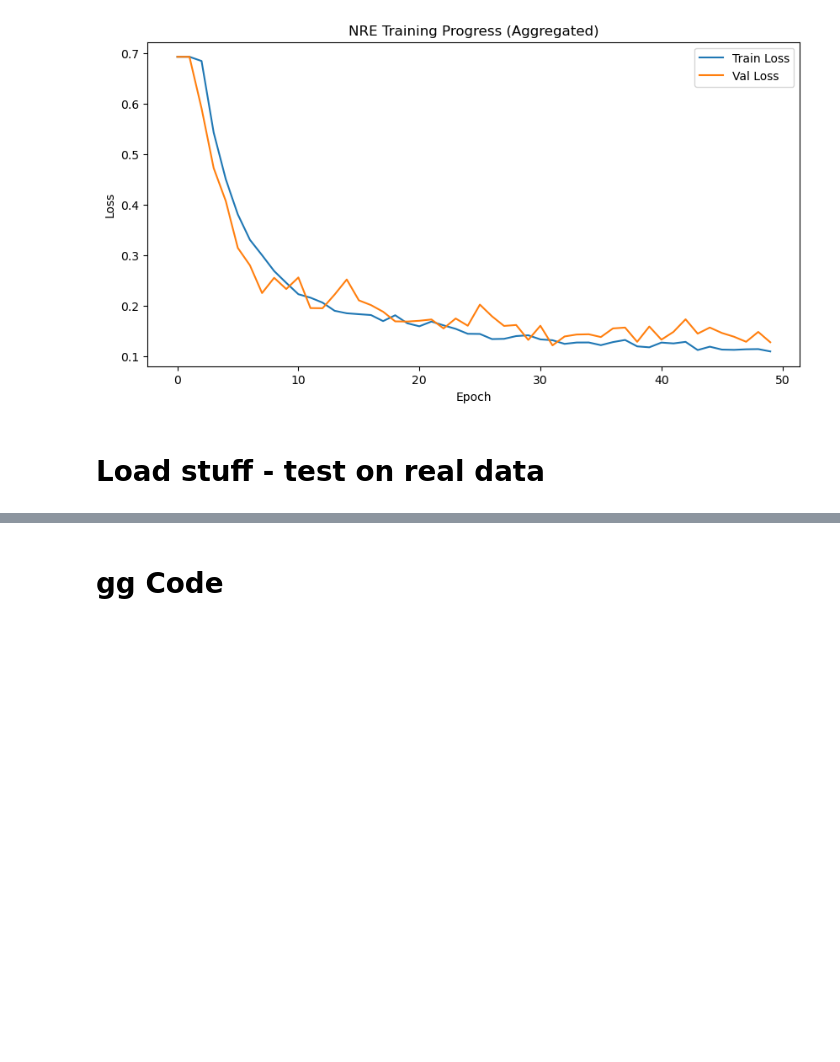
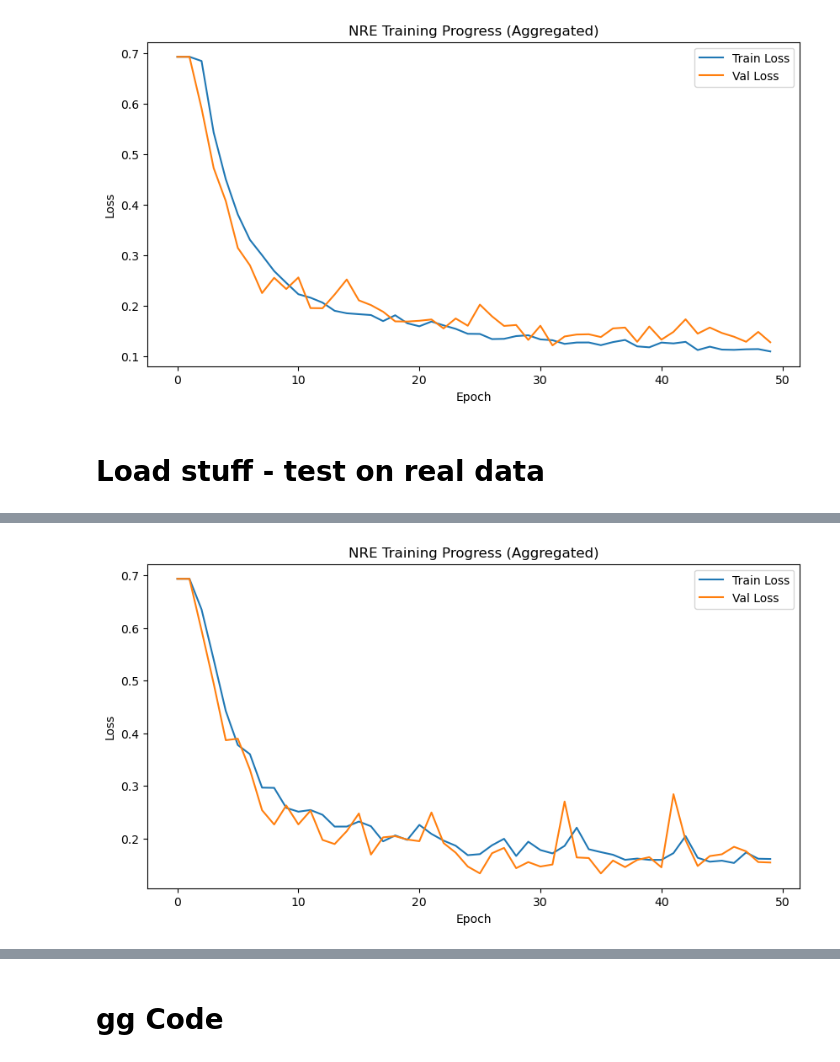
Before and after one commit to margherita-lera/SMC-ABC-for-Supernovae-Ia, a Jupyter notebook: nre_ifi.ipynb, the cells around one changed output, grey strips where cells are left out. Saved outputs shown, nothing was run; the diff lists cells and outputs as text; code cells hidden in the pictures; blank space fills up the shorter version.

```diff
--- a/nre_ifi.ipynb
+++ b/nre_ifi.ipynb
@@ -293,0 +330,24 @@ plt.show()
+# %%
+metrics = pd.read_csv(f"{logger.log_dir}/metrics.csv")
+
+# Aggregate by epoch to remove NaNs
+# This takes the non-NaN value for each epoch
+epoch_metrics = metrics.groupby('epoch').max()
+
+plt.figure(figsize=(10, 5))
+
+
+# Plot from the aggregated dataframe
+if 'train_loss' in epoch_metrics.columns:
+    plt.plot(epoch_metrics.index, epoch_metrics['train_loss'], label='Train Loss')
+
+if 'val_loss' in epoch_metrics.columns:
+    plt.plot(epoch_metrics.index, epoch_metrics['val_loss'], label='Val Loss')
+
+plt.xlabel('Epoch')
+plt.ylabel('Loss')
+plt.legend()
+plt.title('NRE Training Progress (Aggregated)')
+plt.show()
+# %% [output]
+[figure, added]
```
Also changed, not shown: parts of 26 cells of this notebook.
